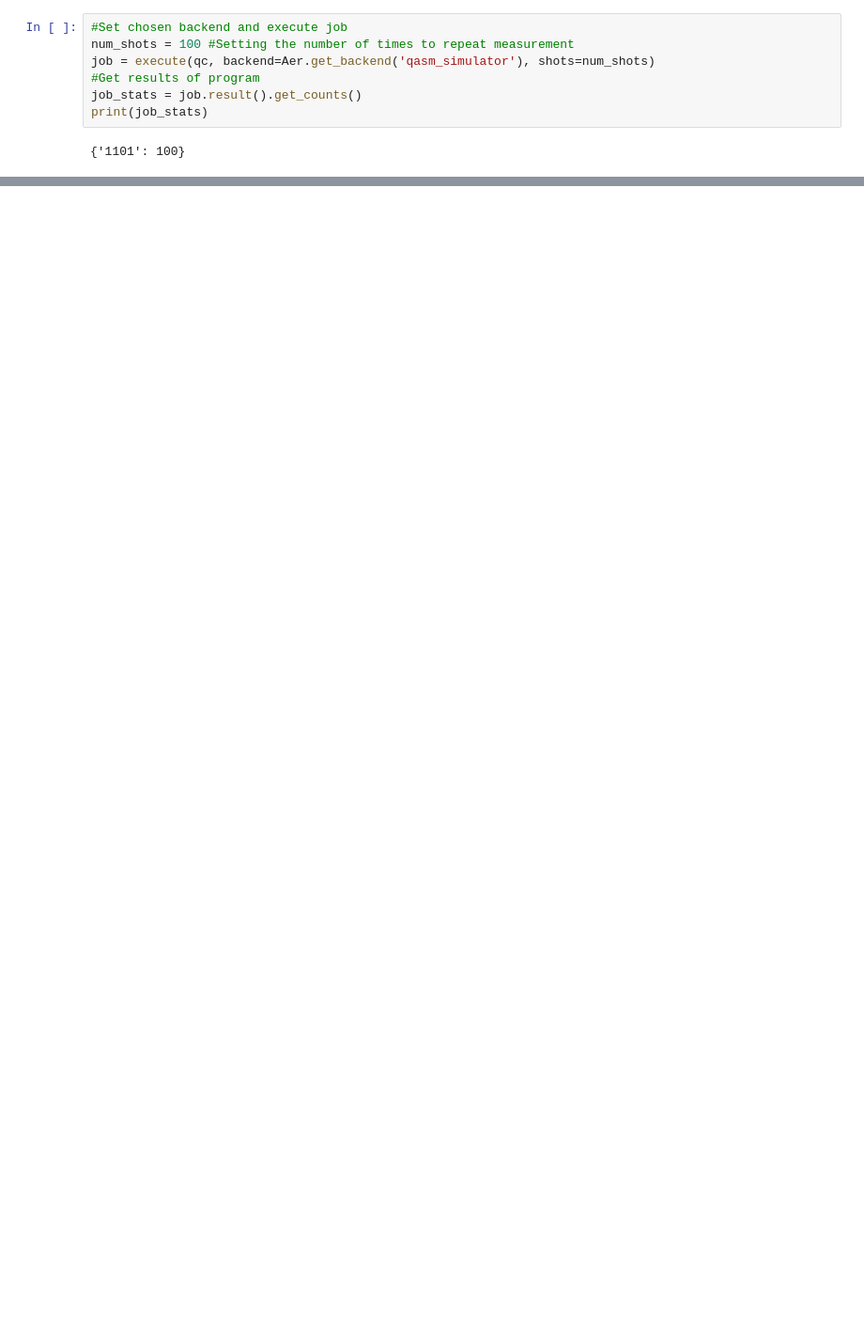
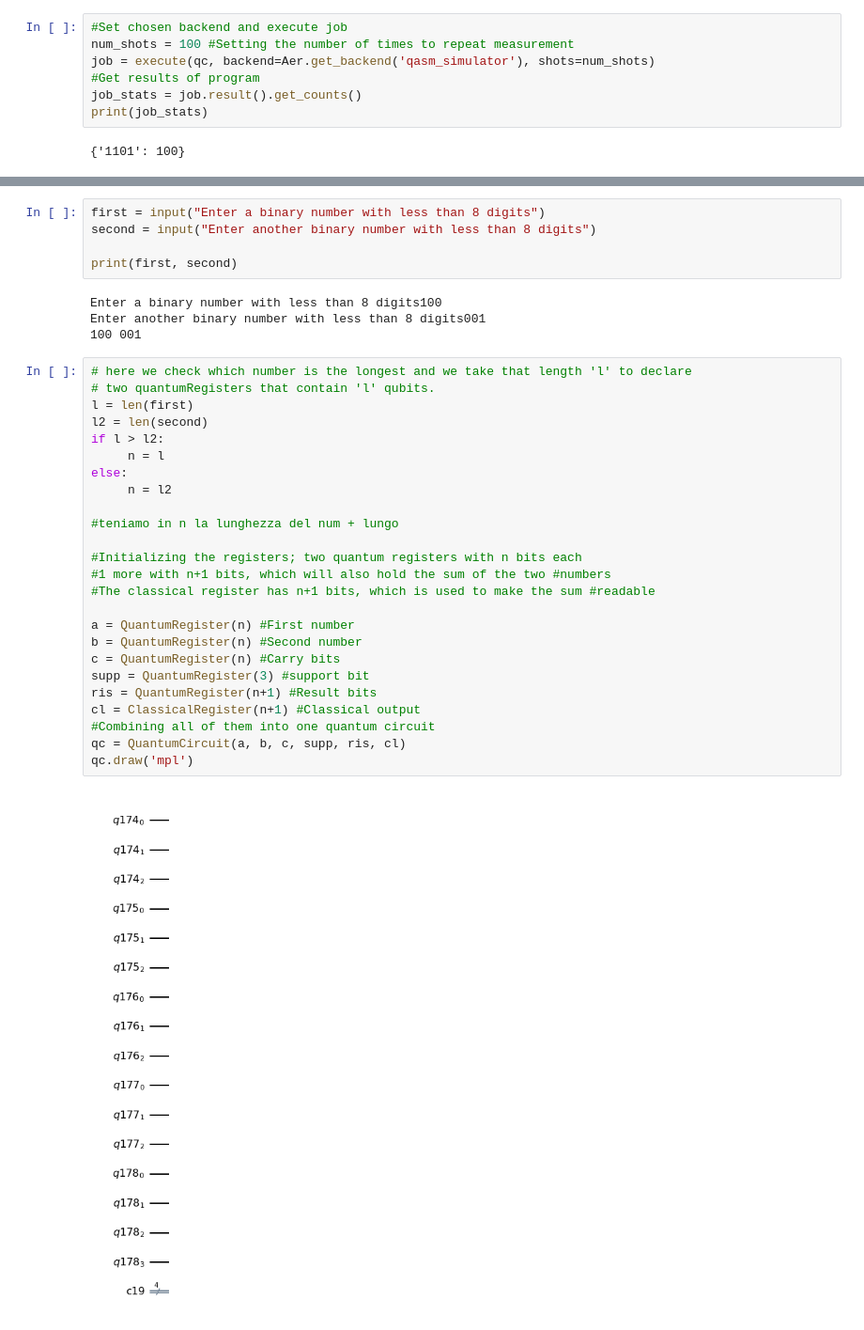
Before and after one commit to lmarza/QuantumDeskCalculator, a Jupyter notebook: deskCalculator.ipynb, the cells around one changed output, grey strips where cells are left out. Shown at 94% size. Cells and saved outputs as stored; diff of their text form; blank space fills up the shorter version.

```diff
--- a/deskCalculator.ipynb
+++ b/deskCalculator.ipynb
@@ -126,0 +146,36 @@ print(job_stats)
+# %%
+first = input("Enter a binary number with less than 8 digits")
+second = input("Enter another binary number with less than 8 digits")
+
+print(first, second)
+# %% [output]
+Enter a binary number with less than 8 digits100
+Enter another binary number with less than 8 digits001
+100 001
+# %%
+# here we check which number is the longest and we take that length 'l' to declare
+# two quantumRegisters that contain 'l' qubits.
+l = len(first)
+l2 = len(second)
+if l > l2:
+     n = l
+else:
+     n = l2
+
+#teniamo in n la lunghezza del num + lungo
+
+#Initializing the registers; two quantum registers with n bits each
+#1 more with n+1 bits, which will also hold the sum of the two #numbers
+#The classical register has n+1 bits, which is used to make the sum #readable
+
+a = QuantumRegister(n) #First number
+b = QuantumRegister(n) #Second number
+c = QuantumRegister(n) #Carry bits
+supp = QuantumRegister(3) #support bit
+ris = QuantumRegister(n+1) #Result bits
+cl = ClassicalRegister(n+1) #Classical output
+#Combining all of them into one quantum circuit
+qc = QuantumCircuit(a, b, c, supp, ris, cl)
+qc.draw('mpl')
+# %% [output]
+[figure, added]
```
Also changed, not shown: parts of 11 cells of this notebook.
